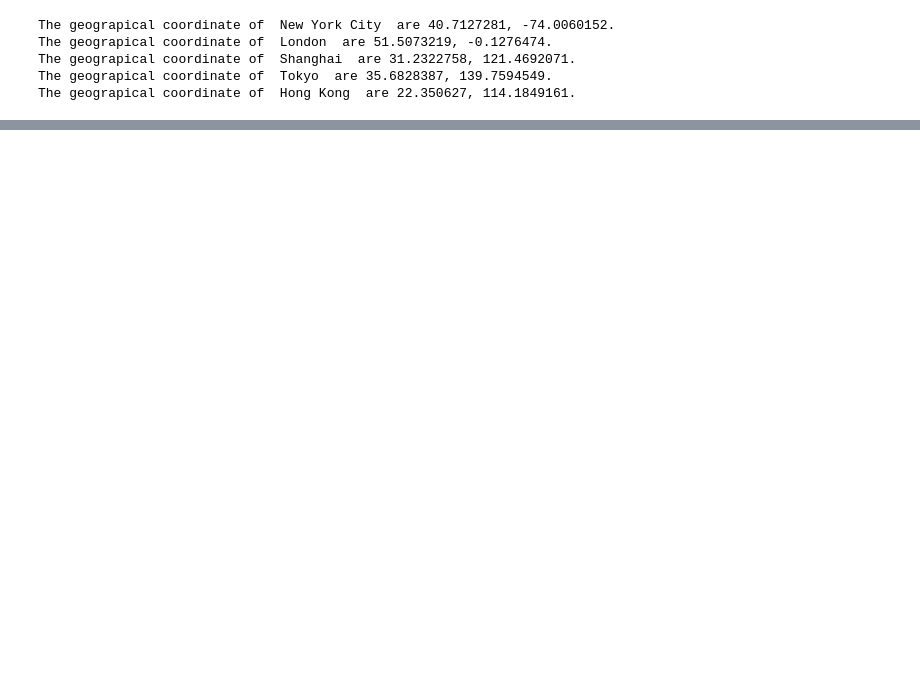
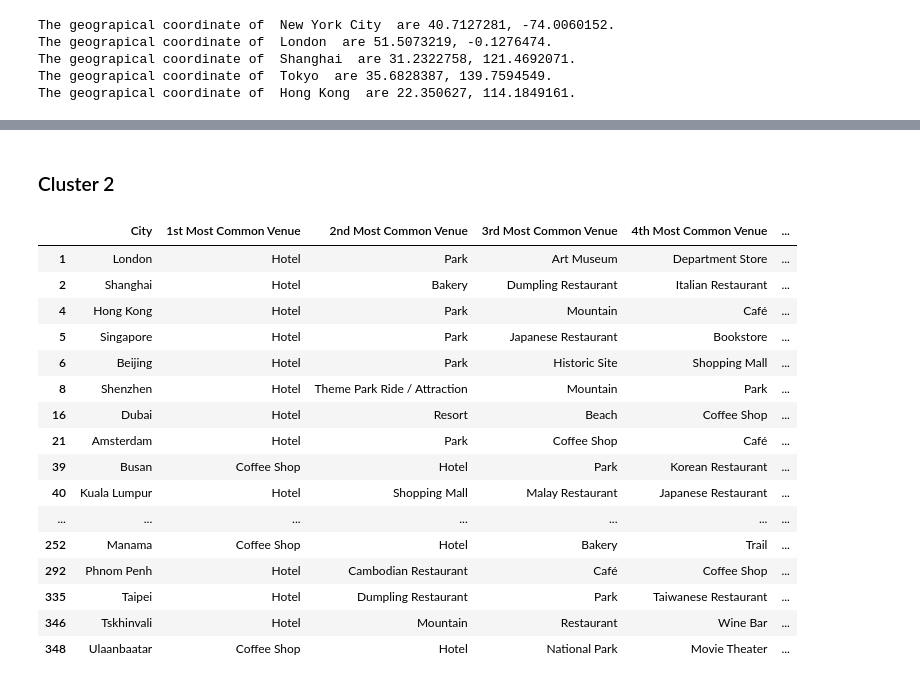
Before and after one commit to DucD0m/Coursera_Capstone, a Jupyter notebook: IBM Data Science Capstone.ipynb, the cells around one changed output, grey strips where cells are left out. Saved outputs shown, nothing was run; the diff lists cells and outputs as text; code cells hidden in the pictures; blank space fills up the shorter version.

```diff
--- a/IBM Data Science Capstone.ipynb
+++ b/IBM Data Science Capstone.ipynb
@@ -181,0 +612,22 @@ https://api.foursquare.com/v2/venues/explore?&client_id=HGTQKEYL2BGEFGU2JS43LI4A
+# %% [markdown]
+### Cluster 2
+# %%
+(world_merged.loc[world_merged['Cluster Labels'] == 2, world_merged.columns[[0]+[4]+list(range(5, world_merged.shape[1]))]]).drop_duplicates(subset=['City'])
+# %% [output]
+|  | City | 1st Most Common Venue | 2nd Most Common Venue | 3rd Most Common Venue | 4th Most Common Venue | ... |
+| 1 | London | Hotel | Park | Art Museum | Department Store | ... |
+| 2 | Shanghai | Hotel | Bakery | Dumpling Restaurant | Italian Restaurant | ... |
+| 4 | Hong Kong | Hotel | Park | Mountain | Café | ... |
+| 5 | Singapore | Hotel | Park | Japanese Restaurant | Bookstore | ... |
+| 6 | Beijing | Hotel | Park | Historic Site | Shopping Mall | ... |
+| 8 | Shenzhen | Hotel | Theme Park Ride / Attraction | Mountain | Park | ... |
+| 16 | Dubai | Hotel | Resort | Beach | Coffee Shop | ... |
+| 21 | Amsterdam | Hotel | Park | Coffee Shop | Café | ... |
+| 39 | Busan | Coffee Shop | Hotel | Park | Korean Restaurant | ... |
+| 40 | Kuala Lumpur | Hotel | Shopping Mall | Malay Restaurant | Japanese Restaurant | ... |
+| ... | ... | ... | ... | ... | ... | ... |
+| 252 | Manama | Coffee Shop | Hotel | Bakery | Trail | ... |
+| 292 | Phnom Penh | Hotel | Cambodian Restaurant | Café | Coffee Shop | ... |
+| 335 | Taipei | Hotel | Dumpling Restaurant | Park | Taiwanese Restaurant | ... |
+| 346 | Tskhinvali | Hotel | Mountain | Restaurant | Wine Bar | ... |
+| 348 | Ulaanbaatar | Coffee Shop | Hotel | National Park | Movie Theater | ... |
```
Also changed, not shown: parts of 90 cells of this notebook.
